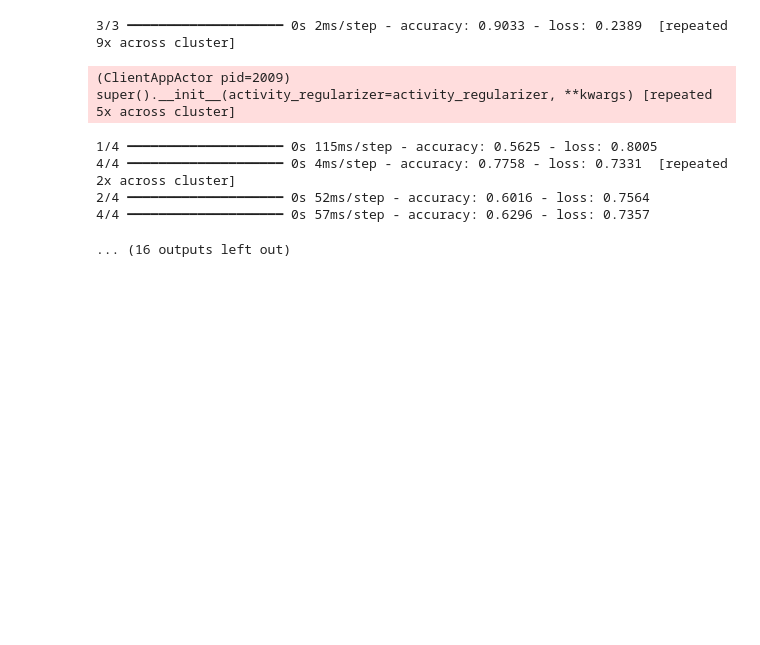
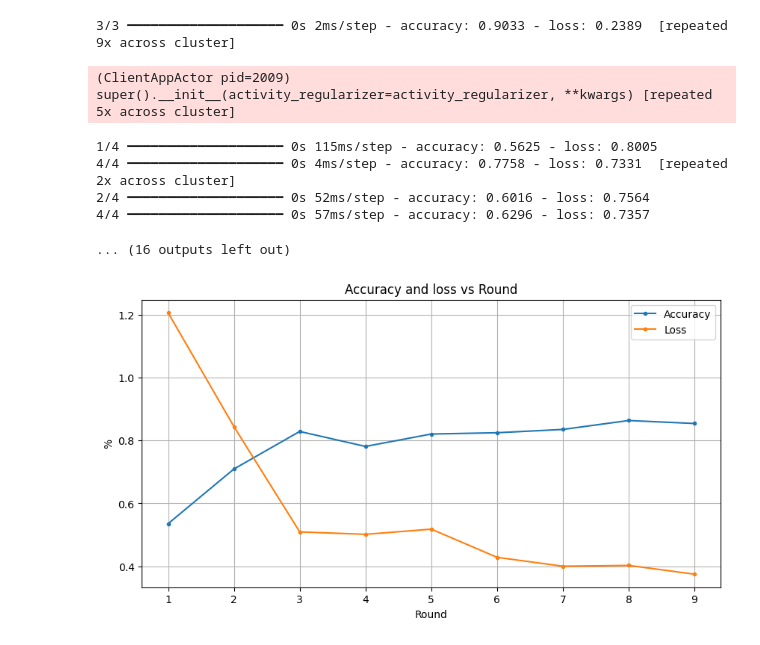
Before and after one commit to benzebra/HAR, a Jupyter notebook: FL-tensorflow/sim.ipynb, the cells around one changed output. Drawn from its saved outputs; the diff is of its cells as text; code cells hidden in the pictures; blank space fills up the shorter version.

Commit message:
graph added

```diff
--- a/FL-tensorflow/sim.ipynb
+++ b/FL-tensorflow/sim.ipynb
@@ -292,3 +294,19 @@ INFO :      configure_evaluate: strategy sampled 10 clients (out of 30)
 2/4 ━━━━━━━━━━━━━━━━━━━━ 0s 52ms/step - accuracy: 0.6016 - loss: 0.7564
 4/4 ━━━━━━━━━━━━━━━━━━━━ 0s 57ms/step - accuracy: 0.6296 - loss: 0.7357
 ... (16 outputs left out)
+# %%
+acc = pd.DataFrame(history.metrics_distributed["accuracy"])
+loss = pd.DataFrame(history.losses_distributed)
+
+# Plot accuracy
+plt.figure(figsize=(10, 5))
+plt.plot(acc[0], acc[1], marker='.', label='Accuracy')
+plt.plot(loss[0], loss[1], marker='.', label='Loss')
+plt.xlabel('Round')
+plt.ylabel('%')
+plt.title('Accuracy and loss vs Round')
+plt.grid(True)
+plt.legend()
+plt.show()
+# %% [output]
+[figure, added]
```
Also changed, not shown: parts of 1 cell of this notebook.
